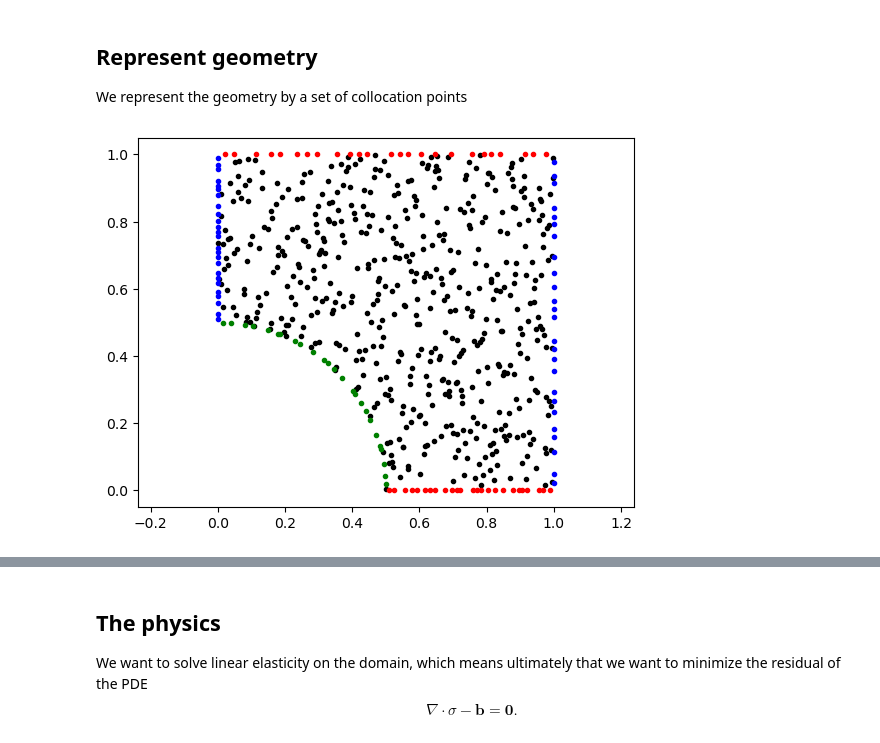
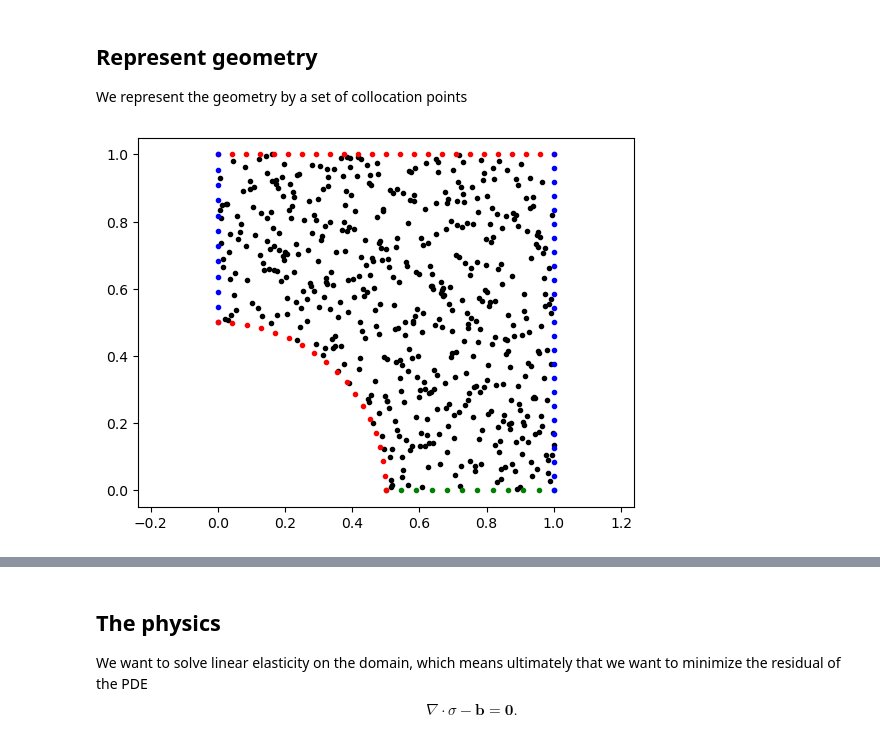
Before and after one commit to meyer-nils/numerical_examples, a Jupyter notebook: plate_hole_2d/tensorflow.ipynb, the cells around one changed output, grey strips where cells are left out. Saved outputs shown, nothing was run; the diff lists cells and outputs as text; code cells hidden in the pictures.

```diff
--- a/plate_hole_2d/tensorflow.ipynb
+++ b/plate_hole_2d/tensorflow.ipynb
@@ -7,52 +7,42 @@ We represent the geometry by a set of collocation points
 # %%
 import numpy as np
 from scipy.stats import qmc
 import matplotlib.pyplot as plt
 import tensorflow as tf
 from tensorflow import keras
 
 from global_constants import L, R, B0, EPS0, MU, LBD
 
 
 # Create collocation points
 N = 25
+NN = int(N * (L-R)/L)
 domain = L * qmc.LatinHypercube(d=2).random(N**2).astype(np.float32)
 mask = ((domain[:,0] ** 2 + domain[:,1] ** 2) > R**2)
 domain = tf.convert_to_tensor(domain[mask])
 
 # Boundaries
-zeros = np.zeros((N,1))
-ones = np.ones((N,1))
-line = qmc.LatinHypercube(d=1).random(N)
-phi = 0.5 * np.pi * qmc.LatinHypercube(d=1).random(N)
+top = np.stack((np.linspace(0,L,N), np.ones(N))).T.astype(np.float32)
+bottom = np.stack((np.linspace(R,L,NN), np.zeros(NN))).T.astype(np.float32)
+left = np.stack((np.zeros(NN), np.linspace(R,L,NN))).T.astype(np.float32)
+right = np.stack((np.ones(N), np.linspace(0,L,N))).T.astype(np.float32)
 
-top = L * np.hstack((line, ones)).astype(np.float32)
-bottom = L * np.hstack((R + (L-R)*line, zeros)).astype(np.float32)
-left = L * np.hstack((zeros, R + (L-R)*line)).astype(np.float32)
-right = L * np.hstack((ones, line)).astype(np.float32)
-
-hole = np.hstack((R * np.cos(phi), R * np.sin(phi))).astype(np.float32)
+phi = np.linspace(0, 0.5*np.pi, int(N * 0.5 * np.pi * R / L))
+hole = np.stack((R * np.cos(phi), R * np.sin(phi))).T.astype(np.float32)
 hole_nx = -tf.convert_to_tensor((hole[:, 0]) / R)
 hole_ny = -tf.convert_to_tensor((hole[:, 1]) / R)
 hole_normal = tf.stack([hole_nx, hole_ny], axis=1)
 
-# # Reference solution from FEM
-# with open("input.npy", "rb") as file:
-#     input = np.load(file).T
-# with open("output.npy", "rb") as file:
-#     output = np.load(file).T
-
-
 # Visualize geometry (Dirichlet blue, Neumann red)
 plt.plot(*domain.numpy().T, ".k")
 plt.plot(*top.T, ".r")
-plt.plot(*bottom.T, ".r")
+plt.plot(*bottom.T, ".g")
 plt.plot(*left.T, ".b")
 plt.plot(*right.T, ".b")
-plt.plot(*hole.T, ".g")
+plt.plot(*hole.T, ".r")
 plt.axis("equal");
 # %% [output]
-[figure, old version]
+[figure, new version]
 # %% [markdown]
 ## The ANN model that approximates the displacement field
 
```
Also changed, not shown: parts of 3 cells of this notebook.
